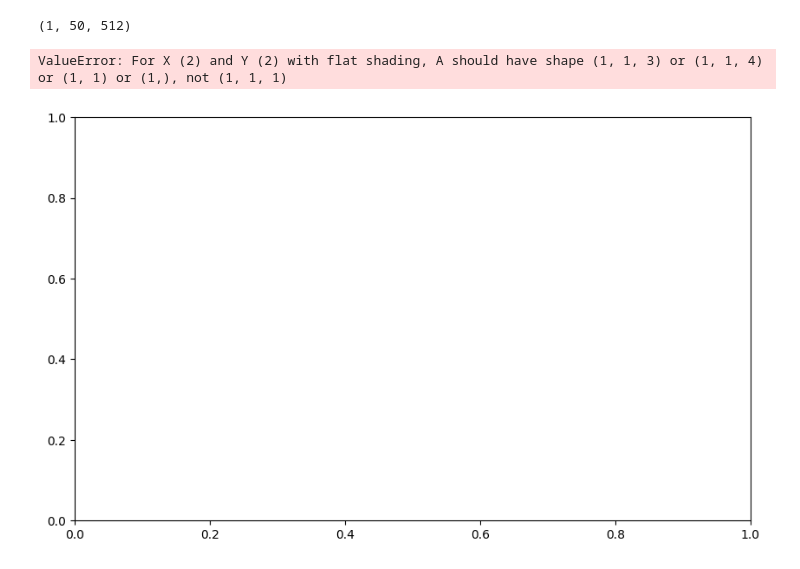
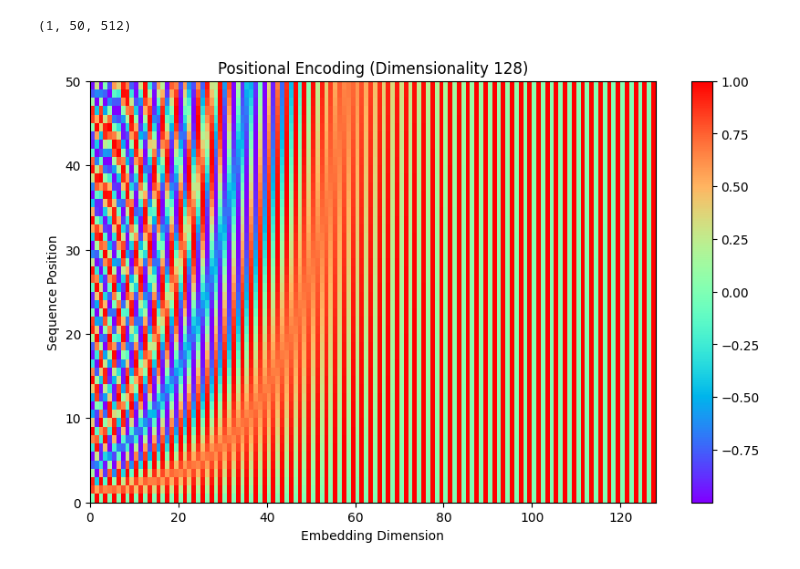
Before and after one commit to noelmt7/LLM, a Jupyter notebook: 2348538_CIA2_Q1.ipynb, the cells around one changed output. Saved outputs shown, nothing was run; the diff lists cells and outputs as text; code cells hidden in the pictures.

```diff
--- a/2348538_CIA2_Q1.ipynb
+++ b/2348538_CIA2_Q1.ipynb
@@ -73,23 +73,23 @@ print(pos_encoding.shape)
 # %% [output]
 (1, 50, 512)
 # %%
+import matplotlib.pyplot as plt
+
 def plot_positional_encoding(pos_encoding, dim, seq_len=50):
     plt.figure(figsize=(10, 6))
-    plt.pcolormesh(pos_encoding[:seq_len, :dim], cmap='rainbow')
+    plt.pcolormesh(pos_encoding[0, :seq_len, :dim], cmap='rainbow')
     plt.xlabel('Embedding Dimension')
     plt.ylabel('Sequence Position')
     plt.title(f'Positional Encoding (Dimensionality {dim})')
     plt.colorbar()
     plt.show()
 
-# Define the parameters
+# Generate positional encoding data
 max_seq_len = 100
-dimensions = [1, 128, 512]
+dim = 128  # Specify one dimension to plot
+pos_encoding = positional_encoding(max_seq_len, dim)
 
-# Generate and plot positional encodings
-for dim in dimensions:
-    pos_encoding = positional_encoding(max_seq_len, dim)
-    plot_positional_encoding(pos_encoding, dim)
+# Plot the positional encoding
+plot_positional_encoding(pos_encoding, dim)
 # %% [output]
-ValueError: For X (2) and Y (2) with flat shading, A should have shape (1, 1, 3) or (1, 1, 4) or (1, 1) or (1,), not (1, 1, 1)
-[figure, old version]
+[figure, new version]
```
Also changed, not shown: parts of 2 cells of this notebook, 2 other files.
